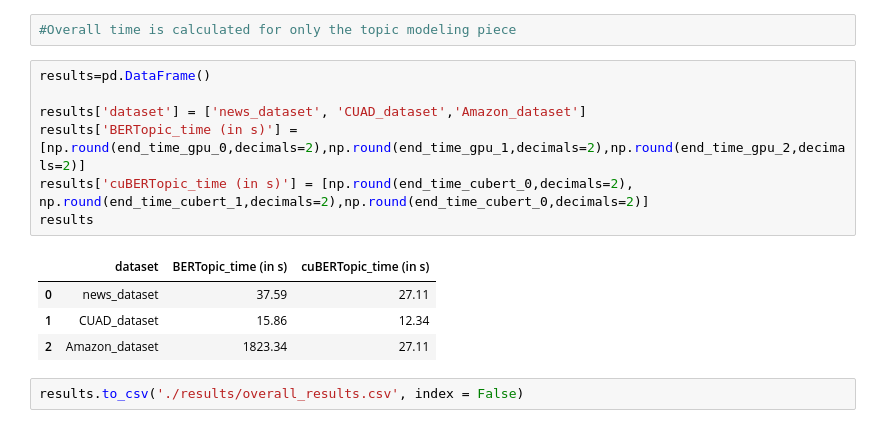
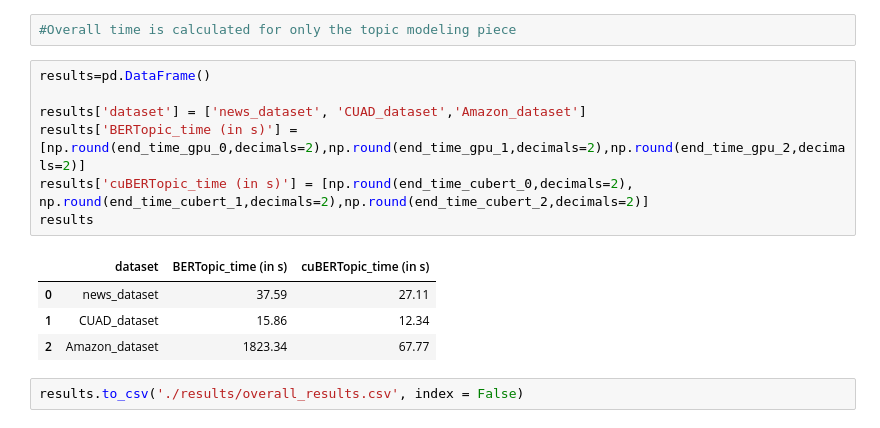
Before and after one commit to nwstephens/bertopic, a Jupyter notebook: BERTopic_gpu.ipynb, the cells around one changed output. Cells and saved outputs as stored; diff of their text form.

```diff
--- a/BERTopic_gpu.ipynb
+++ b/BERTopic_gpu.ipynb
@@ -549,15 +582,15 @@ topic_model_cubert_1.get_topic(0)
 # %%
 results=pd.DataFrame()
 
 results['dataset'] = ['news_dataset', 'CUAD_dataset','Amazon_dataset']
 results['BERTopic_time (in s)'] = [np.round(end_time_gpu_0,decimals=2),np.round(end_time_gpu_1,decimals=2),np.round(end_time_gpu_2,decimals=2)]
-results['cuBERTopic_time (in s)'] = [np.round(end_time_cubert_0,decimals=2), np.round(end_time_cubert_1,decimals=2),np.round(end_time_cubert_0,decimals=2)]
+results['cuBERTopic_time (in s)'] = [np.round(end_time_cubert_0,decimals=2), np.round(end_time_cubert_1,decimals=2),np.round(end_time_cubert_2,decimals=2)]
 results
 # %% [output]
 |  | dataset | BERTopic_time (in s) | cuBERTopic_time (in s) |
 | 0 | news_dataset | 37.59 | 27.11 |
 | 1 | CUAD_dataset | 15.86 | 12.34 |
-| 2 | Amazon_dataset | 1823.34 | 27.11 |
+| 2 | Amazon_dataset | 1823.34 | 67.77 |
 # %%
 results.to_csv('./results/overall_results.csv', index = False)
 # %% [markdown]
```
Also changed, not shown: parts of 15 cells of this notebook, 13 other files.
